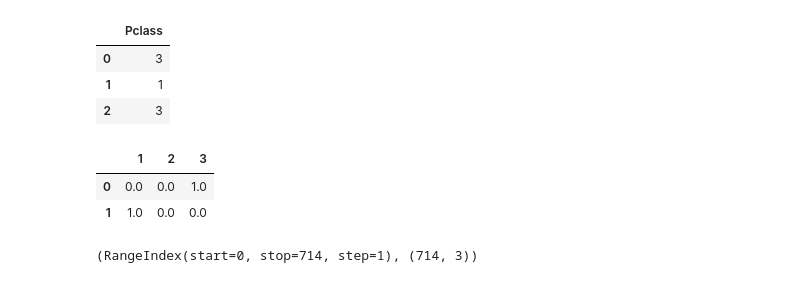
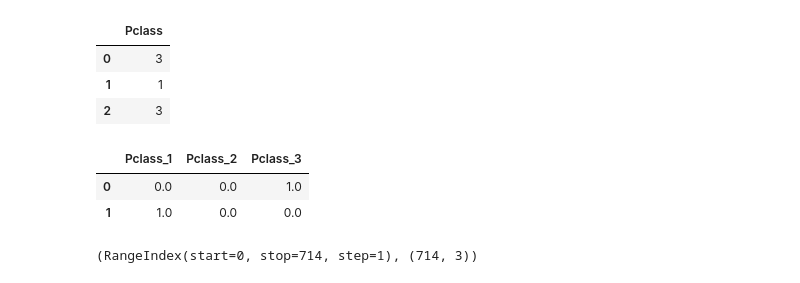
Before and after one commit to GabaeOh/study_AIs, a Jupyter notebook: codes/MLs/Classifications/TitanicFromDisaster_scaling_encoding.ipynb, the cells around one changed output. Drawn from its saved outputs; the diff is of its cells as text; code cells hidden in the pictures.

```diff
--- a/codes/MLs/Classifications/TitanicFromDisaster_scaling_encoding.ipynb
+++ b/codes/MLs/Classifications/TitanicFromDisaster_scaling_encoding.ipynb
@@ -72,11 +72,13 @@ df_TFD_extract_preprocess[['Pclass']][:3]
 | 1 | 1 |
 | 2 | 3 |
 # %%
-## DataFrame에 담기 위한 작업
-df_encoded_data = pd.DataFrame(data=encoded_data, columns=column_name)
+## 병합 위해 numpy array to DataFrame
+df_encoded_data = pd.DataFrame(data=encoded_data, columns=oneHotEncoder.get_feature_names_out(['Pclass']))
 df_encoded_data[:2]
+
+## columns=oneHotEncoder.get_feature_names_out(['Pclass'] 컬럼명을 Pclass로 임의로
 # %% [output]
-|  | 1 | 2 | 3 |
+|  | Pclass_1 | Pclass_2 | Pclass_3 |
 | 0 | 0.0 | 0.0 | 1.0 |
 | 1 | 1.0 | 0.0 | 0.0 |
 # %%
```
Also changed, not shown: parts of 31 cells of this notebook, 6 other files.
